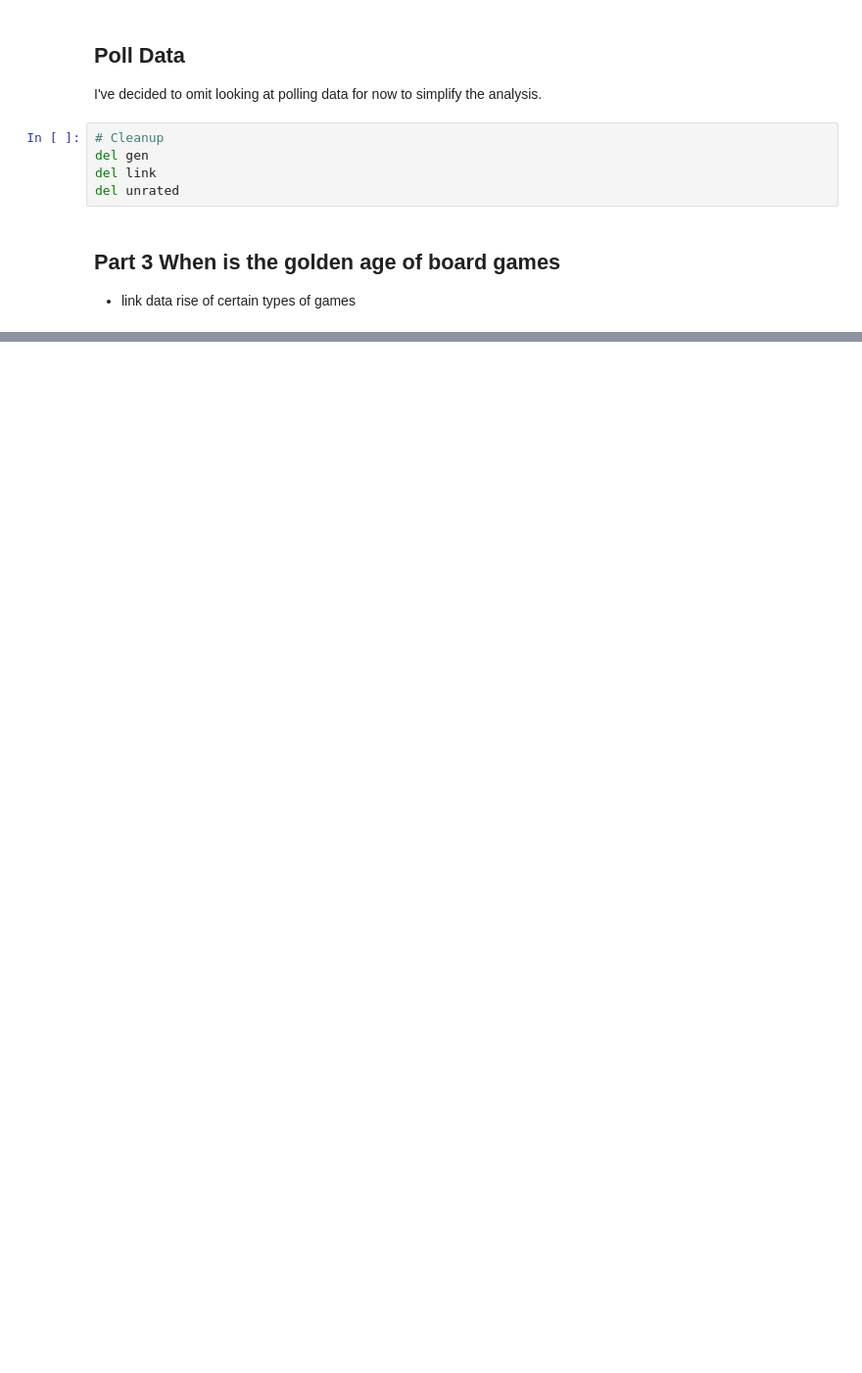
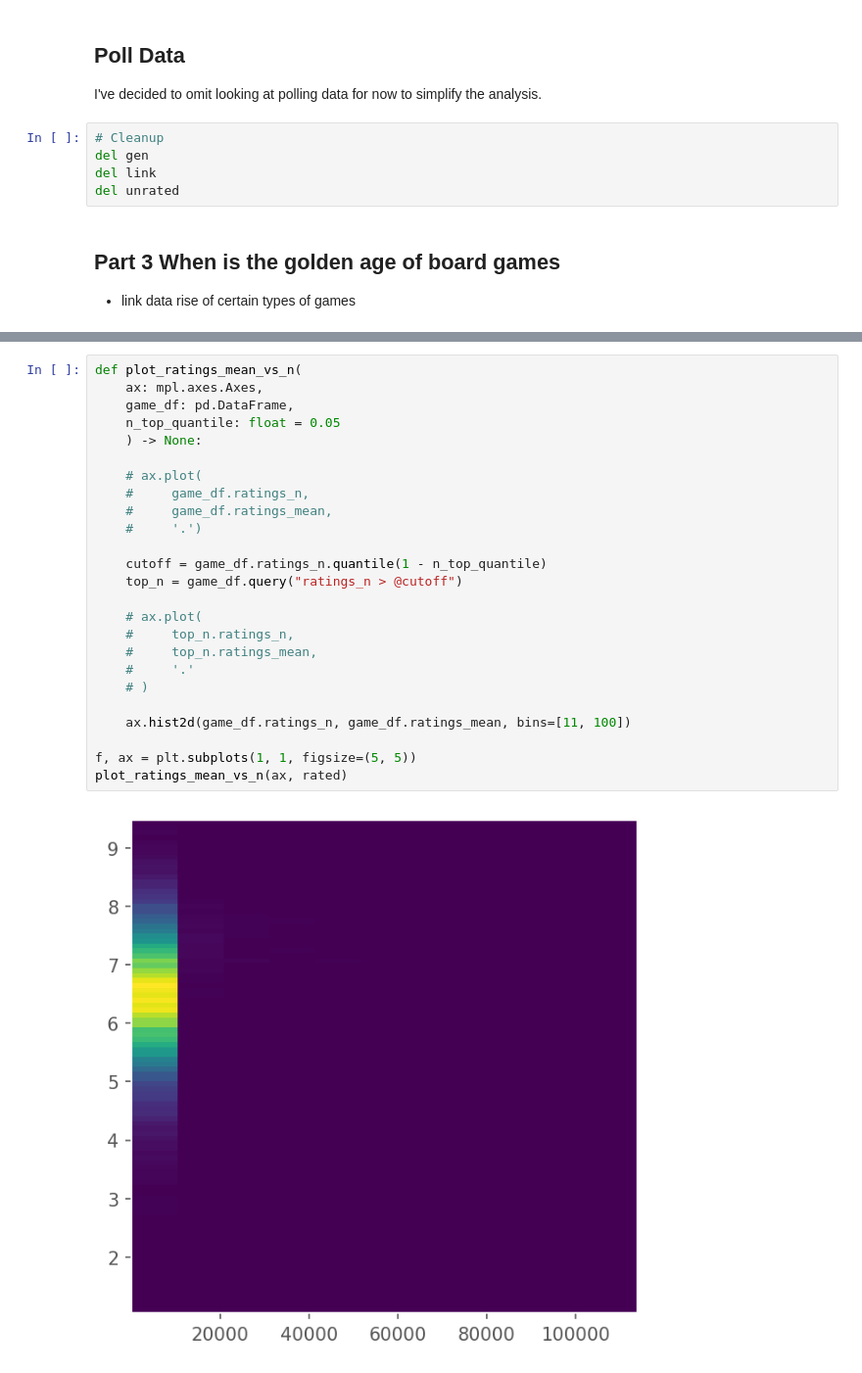
Before and after one commit to andrewKOwong/boardgames, a Jupyter notebook: analysis.ipynb, the cells around one changed output, grey strips where cells are left out. Shown at 98% size. Saved outputs shown, nothing was run; the diff lists cells and outputs as text; blank space fills up the shorter version.

```diff
--- a/analysis.ipynb
+++ b/analysis.ipynb
@@ -1723,0 +1735,27 @@ f.savefig("analysis_images/ratings_v_year.png", dpi=300)
+# %%
+def plot_ratings_mean_vs_n(
+    ax: mpl.axes.Axes,
+    game_df: pd.DataFrame,
+    n_top_quantile: float = 0.05
+    ) -> None:
+
+    # ax.plot(
+    #     game_df.ratings_n,
+    #     game_df.ratings_mean,
+    #     '.')
+
+    cutoff = game_df.ratings_n.quantile(1 - n_top_quantile)
+    top_n = game_df.query("ratings_n > @cutoff")
+
+    # ax.plot(
+    #     top_n.ratings_n,
+    #     top_n.ratings_mean,
+    #     '.'
+    # )
+
+    ax.hist2d(game_df.ratings_n, game_df.ratings_mean, bins=[11, 100])
+
+f, ax = plt.subplots(1, 1, figsize=(5, 5))
+plot_ratings_mean_vs_n(ax, rated)
+# %% [output]
+[figure, added]
```
Also changed, not shown: parts of 4 cells of this notebook.
